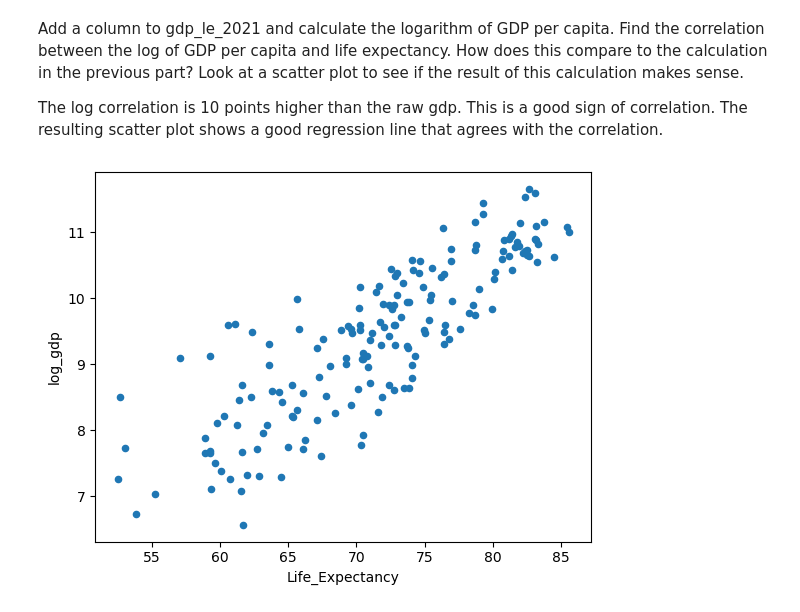
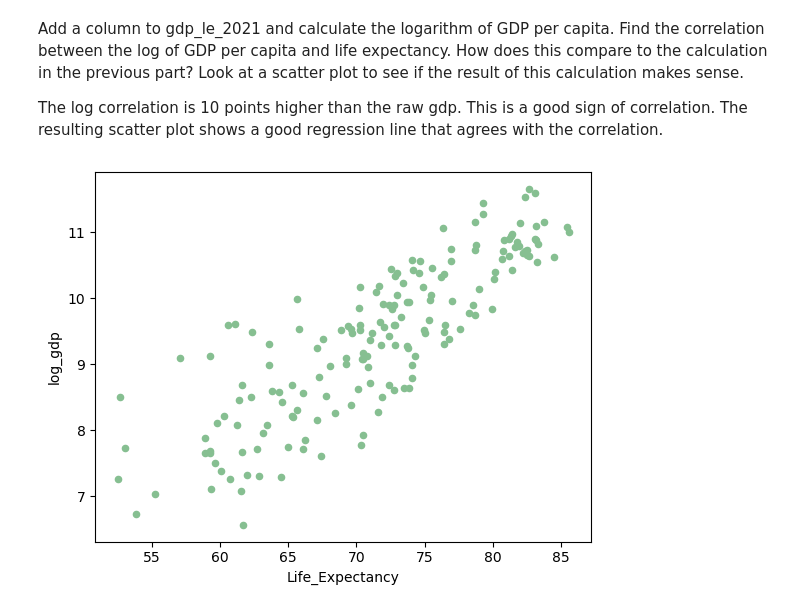
Before and after one commit to nss-data-science-cohort-8/un-exploration-Mythical-clj, a Jupyter notebook: notebooks/UN_Data_Exploration.ipynb, the cells around one changed output. Saved outputs shown, nothing was run; the diff lists cells and outputs as text; code cells hidden in the pictures.

```diff
--- a/notebooks/UN_Data_Exploration.ipynb
+++ b/notebooks/UN_Data_Exploration.ipynb
@@ -285,7 +264,10 @@ life_over_80.sort_values('Year')
 | 16748 | Virgin Islands (U.S.) | 2022 | 80.319512 |
 690 rows × 3 columns
 # %%
-life_expectancy['Year'] = pd.to_datetime(life_expectancy['Year'], format = '%Y', errors='coerce').dt.to_period('Y')
+life_expectancy['Year'] = pd.to_datetime(
+    life_expectancy['Year'],
+    format = '%Y',
+    errors='coerce').dt.to_period('Y')
 # %% [markdown]
 Merge gdp_df and life_expectancy, keeping all countries and years that appear in both DataFrames. Save the result to a new DataFrame named gdp_le. If you get any errors in doing this, read them carefully and correct them. Look at the first five rows of your new data frame to confirm it merged correctly. Also, check the last five rows to make sure the data is clean and as expected.
 # %%
@@ -355,7 +345,8 @@ The log correlation is 10 points higher than the raw gdp. This is a good sign of
 # %%
 gdp_le_2021.plot(kind='scatter',
     x="Life_Expectancy",
     y="log_gdp",
+    color='#86bf91',
 );
 # %% [output]
-[figure, old version]
+[figure, new version]
```
Also changed, not shown: parts of 14 cells of this notebook.
